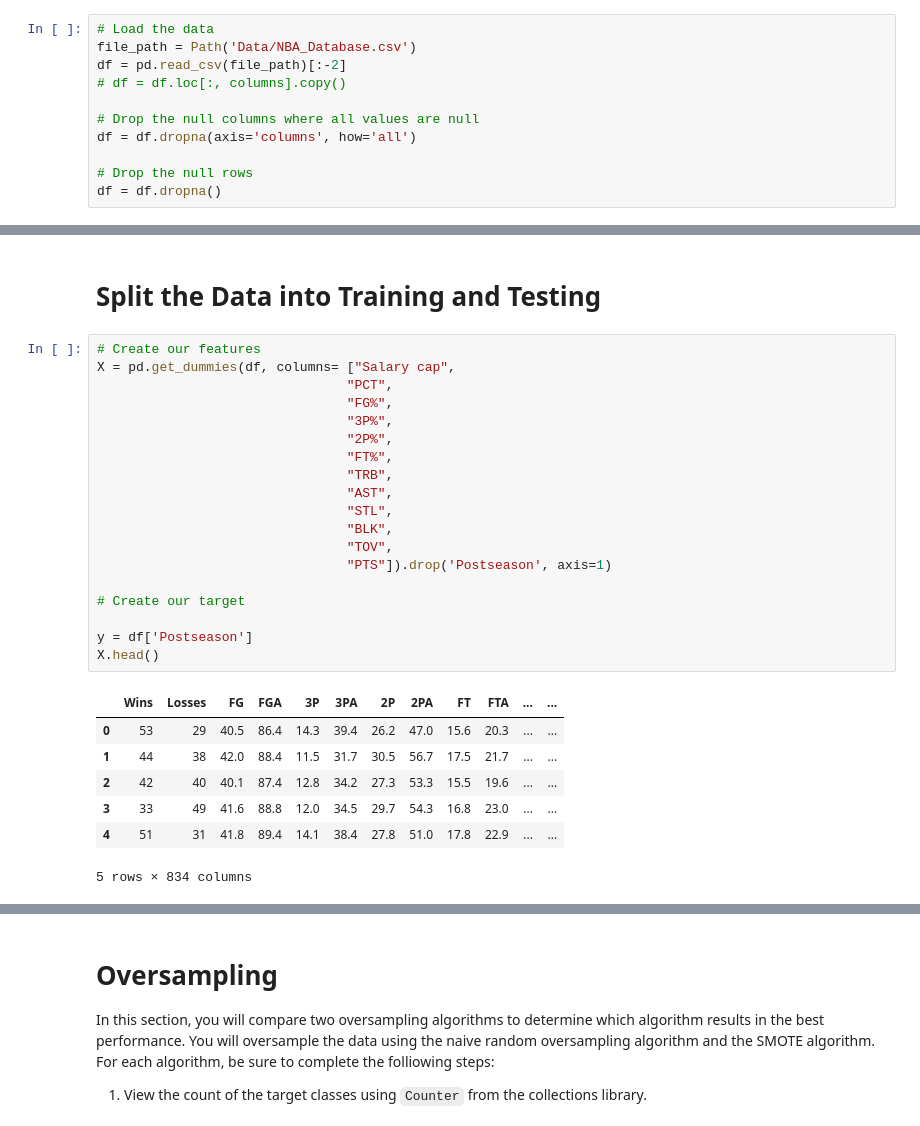
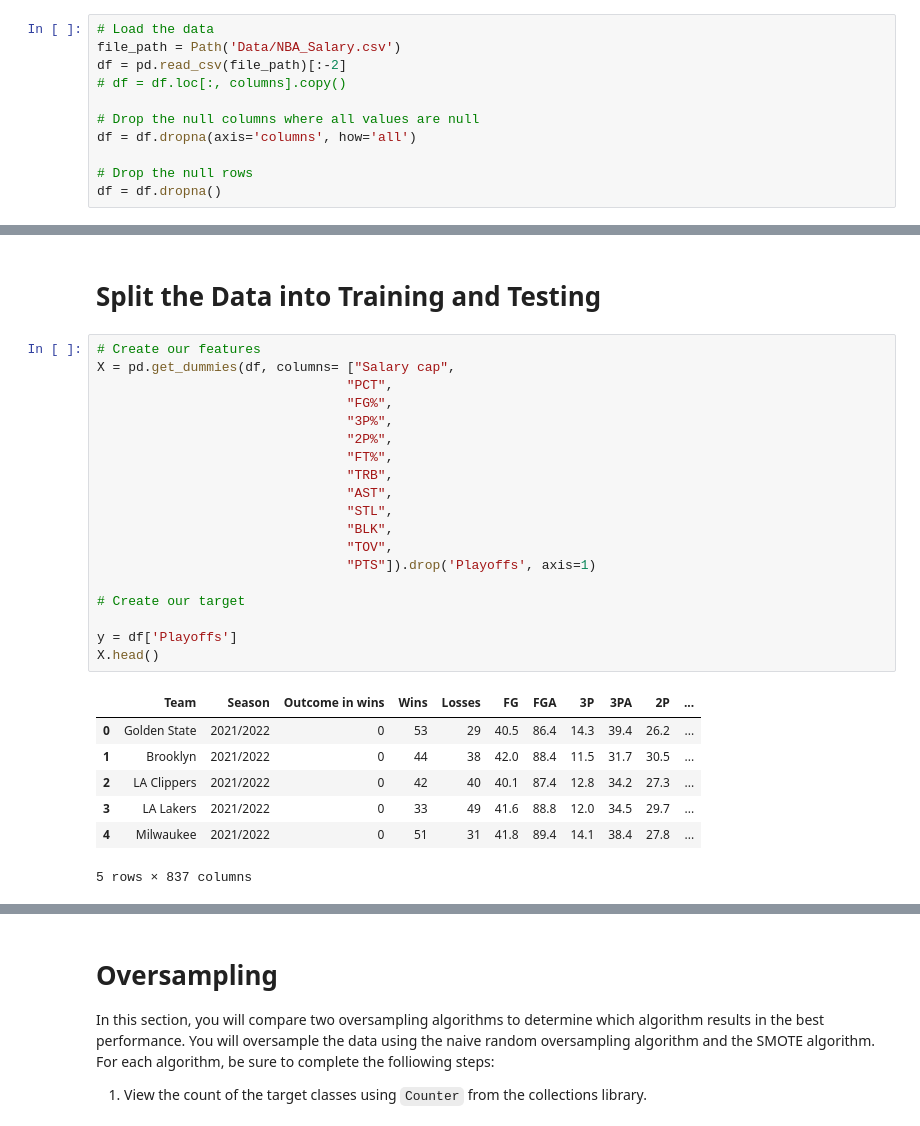
Before and after one commit to bdang303/boolean_ballers, a Jupyter notebook: NBA_Team_Stats_BDANG.ipynb, the cells around one changed output, grey strips where cells are left out. Cells and saved outputs as stored; diff of their text form.

```diff
--- a/NBA_Team_Stats_BDANG.ipynb
+++ b/NBA_Team_Stats_BDANG.ipynb
@@ -32,6 +32,6 @@ target = ["Postseason"]
 # %%
 # Load the data
-file_path = Path('Data/NBA_Database.csv')
+file_path = Path('Data/NBA_Salary.csv')
 df = pd.read_csv(file_path)[:-2]
 # df = df.loc[:, columns].copy()
 
@@ -65,30 +65,30 @@ dtype: object
 # %%
 # Create our features
 X = pd.get_dummies(df, columns= ["Salary cap",
                                 "PCT",
                                 "FG%",
                                 "3P%",
                                 "2P%",
                                 "FT%",
                                 "TRB",
                                 "AST",
                                 "STL",
                                 "BLK",
                                 "TOV",
-                                "PTS"]).drop('Postseason', axis=1)
+                                "PTS"]).drop('Playoffs', axis=1)
 
 # Create our target
 
-y = df['Postseason']
+y = df['Playoffs']
 X.head()
 # %% [output]
-|  | Wins | Losses | FG | FGA | 3P | 3PA | 2P | 2PA | FT | FTA | ... | ... |
-| 0 | 53 | 29 | 40.5 | 86.4 | 14.3 | 39.4 | 26.2 | 47.0 | 15.6 | 20.3 | ... | ... |
-| 1 | 44 | 38 | 42.0 | 88.4 | 11.5 | 31.7 | 30.5 | 56.7 | 17.5 | 21.7 | ... | ... |
-| 2 | 42 | 40 | 40.1 | 87.4 | 12.8 | 34.2 | 27.3 | 53.3 | 15.5 | 19.6 | ... | ... |
-| 3 | 33 | 49 | 41.6 | 88.8 | 12.0 | 34.5 | 29.7 | 54.3 | 16.8 | 23.0 | ... | ... |
-| 4 | 51 | 31 | 41.8 | 89.4 | 14.1 | 38.4 | 27.8 | 51.0 | 17.8 | 22.9 | ... | ... |
+|  | Team | Season | Outcome in wins | Wins | Losses | FG | FGA | 3P | 3PA | 2P | ... |
+| 0 | Golden State | 2021/2022 | 0 | 53 | 29 | 40.5 | 86.4 | 14.3 | 39.4 | 26.2 | ... |
+| 1 | Brooklyn | 2021/2022 | 0 | 44 | 38 | 42.0 | 88.4 | 11.5 | 31.7 | 30.5 | ... |
+| 2 | LA Clippers | 2021/2022 | 0 | 42 | 40 | 40.1 | 87.4 | 12.8 | 34.2 | 27.3 | ... |
+| 3 | LA Lakers | 2021/2022 | 0 | 33 | 49 | 41.6 | 88.8 | 12.0 | 34.5 | 29.7 | ... |
+| 4 | Milwaukee | 2021/2022 | 0 | 51 | 31 | 41.8 | 89.4 | 14.1 | 38.4 | 27.8 | ... |
-5 rows × 834 columns
+5 rows × 837 columns
 # %%
 X.describe()
 # %% [output]
```
Also changed, not shown: parts of 7 cells of this notebook, 2 other files.
